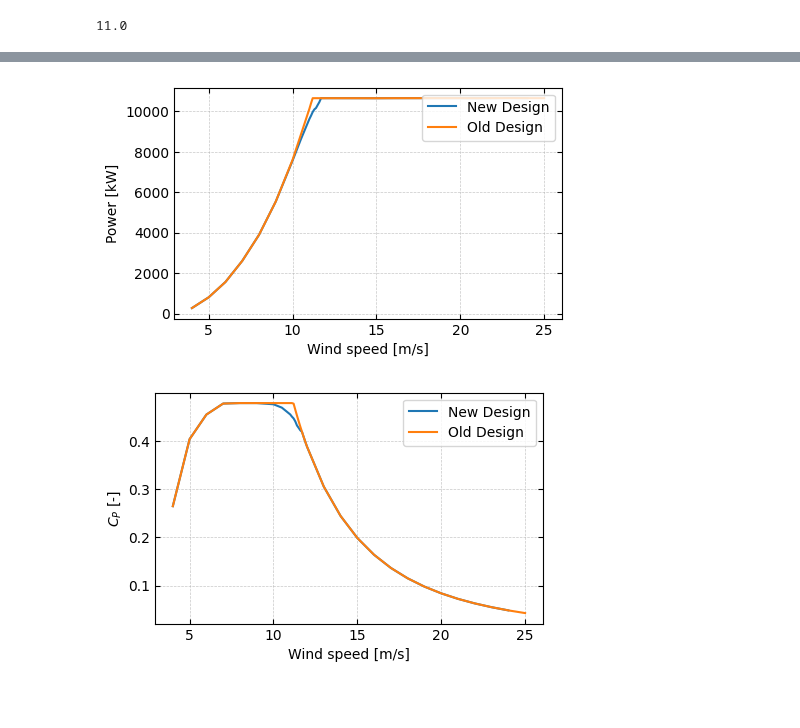
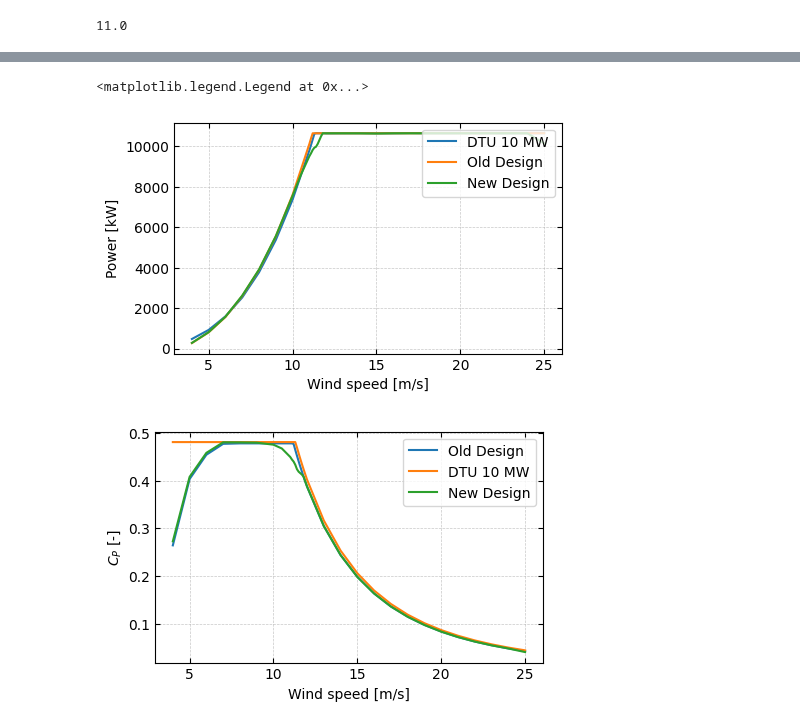
Before and after one commit to SpyrosAcheimastos/LAC, a Jupyter notebook: New_Design/Plotting_Code/Plotting_Code_pwr.ipynb, the cells around one changed output, grey strips where cells are left out. Cells and saved outputs as stored; diff of their text form; code cells hidden in the pictures; blank space fills up the shorter version.

```diff
--- a/New_Design/Plotting_Code/Plotting_Code_pwr.ipynb
+++ b/New_Design/Plotting_Code/Plotting_Code_pwr.ipynb
@@ -169,9 +169,9 @@ plt.grid(linestyle='--', linewidth=0.5, alpha=0.7)
 # %% [markdown]
 #Old and new design thrust comparison
 # %%
-"""Data new Design"""
+"""Data new flexible Design"""
 
-pwr_path_new_design = Path.cwd().parent / 'res_hawc2s' / 'Jim_Design_get_pwr_with_shaving.pwr'
+pwr_path_new_design = Path.cwd().parent / 'res_hawc2s' / 'Jim_Design_get_pwr_flex_with_shaving.pwr'
 
 pwr_data_new = load_pwr(pwr_path_new_design)
 # Print the names in the dict
@@ -225,6 +225,34 @@ rho = 1.225                                 # typical value for density [kg/m^3]
 A = np.pi*R**2                              # rotor surface are
 CT_old = thrust_old*1000/(0.5*rho*wind_speed_old**2*A)   # Thrust coefficient [-]
 CP_old = power_old*1000/(0.5*rho*wind_speed_old**3*A)     # Power coefficient [-]
+# %%
+"""DTU 10 MW Data"""
+# Path for the file
+pwr_path = Path.cwd().parent.parent / 'dtu_10mw' / 'res_hawc2s' / 'dtu_10mw_compute_rigid_opt.pwr'
+
+# test_data_path+"/DTU_10MW_RWT.pwr"
+
+pwr_data_DTU = load_pwr(pwr_path)
+# Print the names in the dict
+pwr_data.keys()
+
+# Extract relevant columns
+wind_speed_DTU = pwr_data_DTU['V_ms']  # V [m/s]
+rpm_DTU = pwr_data_DTU['Speed_rpm']         # Speed [rpm]
+thrust_DTU = pwr_data_DTU['T_kN']          # Cp [-]
+power_DTU = pwr_data_DTU['P_kW']            # Power [kW]
+pitch_DTU = pwr_data_DTU['Pitch_deg']        # pitch [deg]
+
+# Calculate omega (rad/s) and TSR
+omega_DTU = np.pi * rpm_DTU / 30
+TSR_DTU = (omega_DTU * R) / wind_speed_DTU
+
+# Calculate the coefficients
+rho = 1.225                                 # typical value for density [kg/m^3]
+R_DTU = 89.166                  # radius from DTU 10 MW report
+A = np.pi*R_DTU**2                              # rotor surface are
+CT_DTU = thrust_DTU*1000/(0.5*rho*wind_speed_DTU**2*A)   # Thrust coefficient [-]
+CP_DTU = power_DTU*1000/(0.5*rho*wind_speed_DTU**3*A)     # Power coefficient [-]
 # %%
 # Plot thrust vs wind speed
 plt.figure(figsize=(5, 3))
@@ -254,26 +284,29 @@ plt.legend(loc='upper right')
 # %%
 # Plot power vs wind speed
 plt.figure(figsize=(5, 3))
 
+plt.plot(wind_speed_DTU, power_DTU,label='DTU 10 MW')
+plt.plot(wind_speed_old, power_old,label='Old Design')
 plt.plot(wind_speed_new, power_new,label='New Design')
-plt.plot(wind_speed_old, power_old,label='Old Design')
 plt.xlabel('Wind speed [m/s]')
 plt.ylabel('Power [kW]')
 plt.tick_params(axis='both',bottom=True, top=True, left=True, right=True, direction='in', which='major')
 plt.grid(linestyle='--', linewidth=0.5, alpha=0.7)
 plt.legend(loc='upper right')
 # plt.savefig('../Plots/Power_V_Comparison' + '.pdf', dpi=300, bbox_inches='tight')
 
 # Plot Ct vs wind speed
 plt.figure(figsize=(5, 3))
+plt.plot(wind_speed_old, CP_old, label= 'Old Design')
+plt.plot(wind_speed_DTU, CP_DTU, label= 'DTU 10 MW')
 plt.plot(wind_speed_new, CP_new, label='New Design')
-plt.plot(wind_speed_old, CP_old, label= 'Old Design')
 plt.xlabel('Wind speed [m/s]')
 plt.ylabel(r'$C_P$ [-]')
 plt.tick_params(axis='both',bottom=True, top=True, left=True, right=True, direction='in', which='major')
 plt.grid(linestyle='--', linewidth=0.5, alpha=0.7)
 plt.legend(loc='upper right')
 # plt.savefig('../Plots/CP_V_Comparison' + '.pdf', dpi=300, bbox_inches='tight')
 # %% [output]
+<matplotlib.legend.Legend at 0x...>
-[figure, old version]
+[figure, new version]
-[figure, old version]
+[figure, new version]
```
Also changed, not shown: parts of 1 cell of this notebook, 14 other files.
